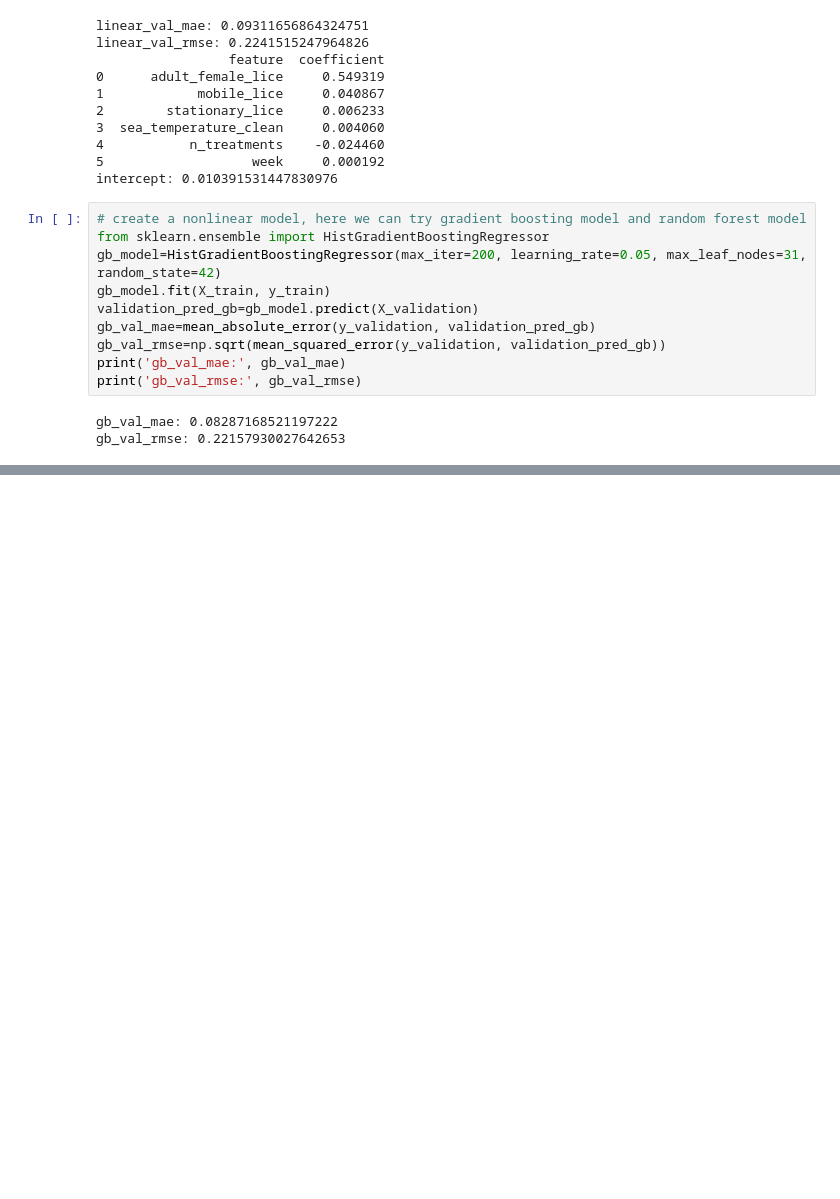
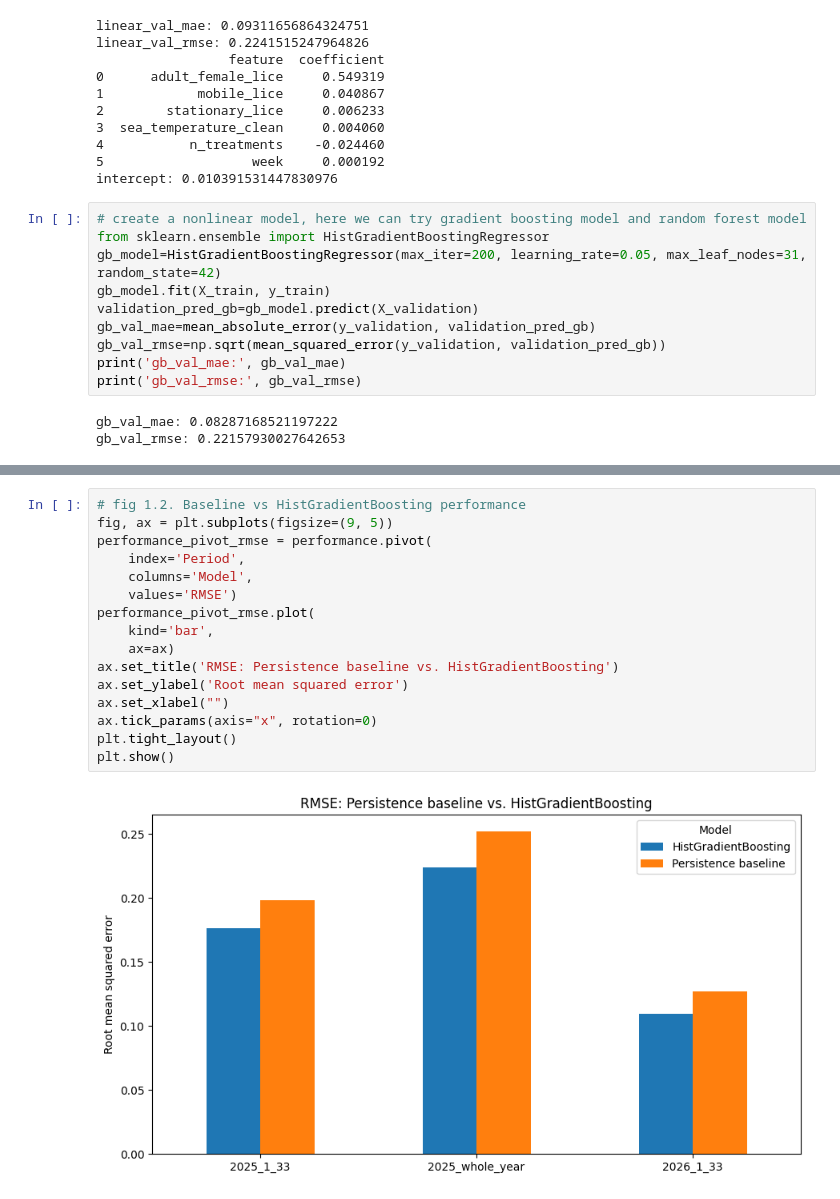
Before and after one commit to JXXCgit/personlig-datavitenskapsportef-lje, a Jupyter notebook: ML-Salmon lice/notebook/Salmon lice_ML.ipynb, the cells around one changed output, grey strips where cells are left out. Saved outputs shown, nothing was run; the diff lists cells and outputs as text; blank space fills up the shorter version.

```diff
--- a/ML-Salmon lice/notebook/Salmon lice_ML.ipynb
+++ b/ML-Salmon lice/notebook/Salmon lice_ML.ipynb
@@ -366,0 +701,18 @@ treated[0]
+# %%
+# fig 1.2. Baseline vs HistGradientBoosting performance
+fig, ax = plt.subplots(figsize=(9, 5))
+performance_pivot_rmse = performance.pivot(
+    index='Period',
+    columns='Model',
+    values='RMSE')
+performance_pivot_rmse.plot(
+    kind='bar',
+    ax=ax)
+ax.set_title('RMSE: Persistence baseline vs. HistGradientBoosting')
+ax.set_ylabel('Root mean squared error')
+ax.set_xlabel("")
+ax.tick_params(axis="x", rotation=0)
+plt.tight_layout()
+plt.show()
+# %% [output]
+[figure, added]
```
Also changed, not shown: parts of 27 cells of this notebook.
